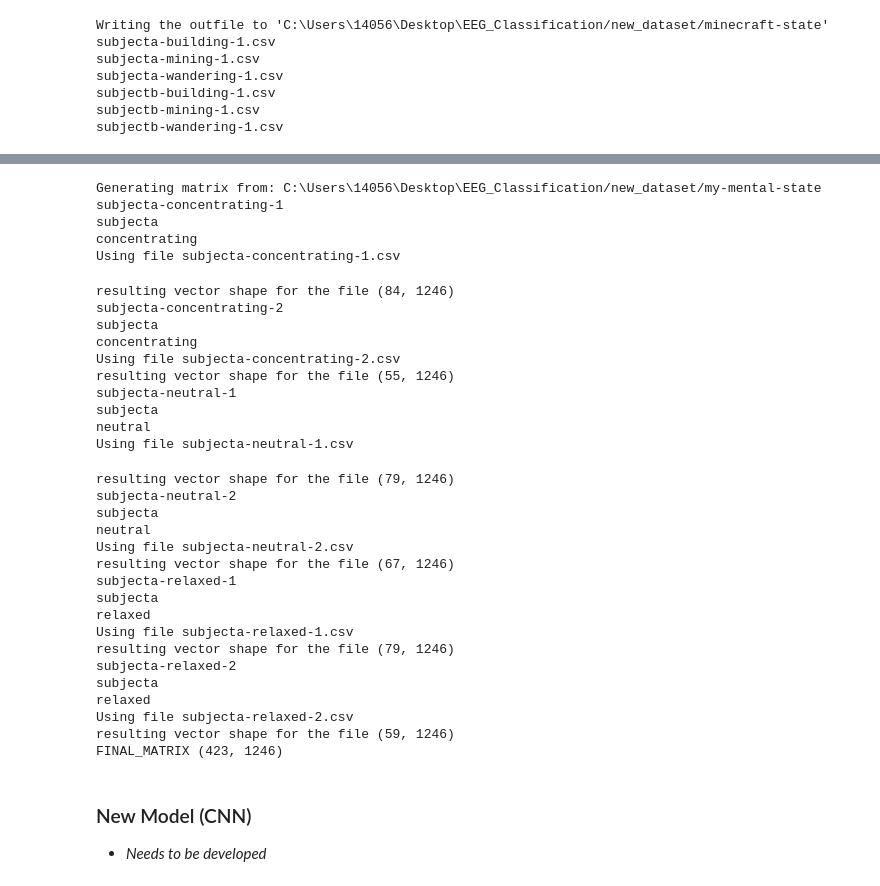
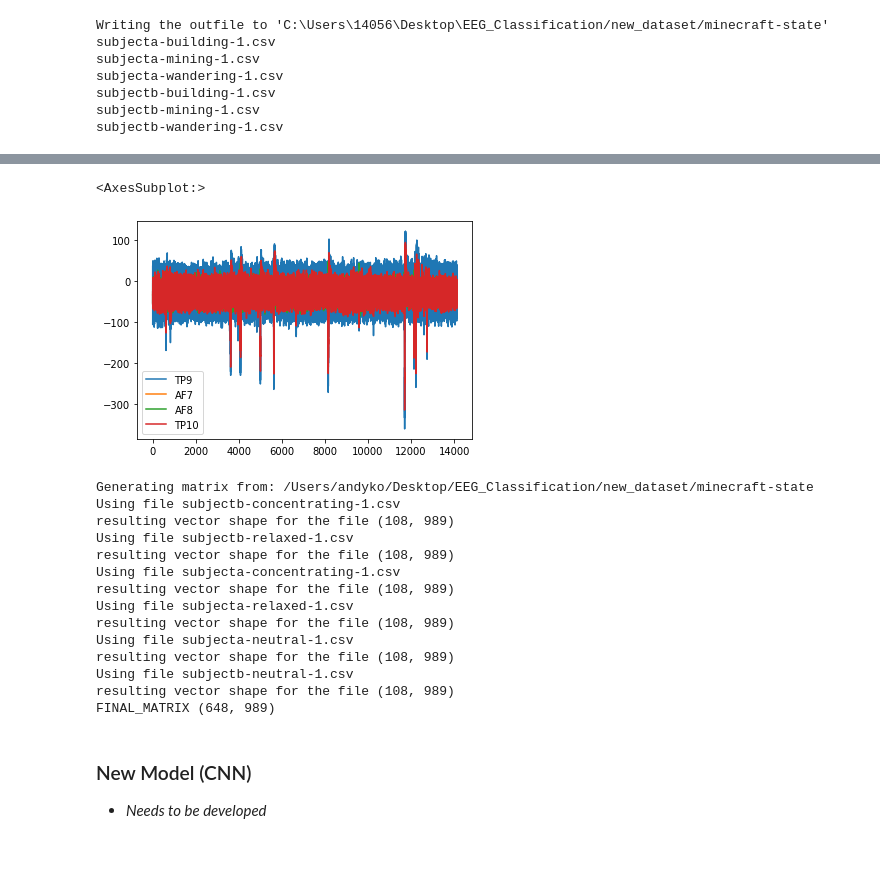
Before and after one commit to andyko208/EEG_Classification, a Jupyter notebook: GRU_Progress.ipynb, the cells around one changed output, grey strips where cells are left out. Saved outputs shown, nothing was run; the diff lists cells and outputs as text; code cells hidden in the pictures; blank space fills up the shorter version.

```diff
--- a/GRU_Progress.ipynb
+++ b/GRU_Progress.ipynb
@@ -555,9 +587,14 @@ df
+# %%
+df.plot()
+# %% [output]
+<AxesSubplot:>
+[figure, added]
 # %%
 import EEG_feature_extraction as efe
 from EEG_generate_training_matrix import gen_training_matrix
 
 # Edit filename (from new dataset folder) here
-filename = 'my-mental-state'
+filename = 'minecraft-state'
 new_dir = os.getcwd() + '/new_dataset/' + filename
 
 print('Generating matrix from: {}'.format(new_dir))
@@ -566,38 +603,20 @@ outfile_path = os.getcwd() + '/final_dataset/' + filename + '.csv'
 
 gen_training_matrix(new_dir, outfile_path, [])
 # %% [output]
-Generating matrix from: C:\Users\14056\Desktop\EEG_Classification/new_dataset/my-mental-state
-subjecta-concentrating-1
-subjecta
-concentrating
+Generating matrix from: /Users/andyko/Desktop/EEG_Classification/new_dataset/minecraft-state
+Using file subjectb-concentrating-1.csv
+resulting vector shape for the file (108, 989)
+Using file subjectb-relaxed-1.csv
+resulting vector shape for the file (108, 989)
 Using file subjecta-concentrating-1.csv
+resulting vector shape for the file (108, 989)
+Using file subjecta-relaxed-1.csv
+resulting vector shape for the file (108, 989)
+Using file subjecta-neutral-1.csv
+resulting vector shape for the file (108, 989)
+Using file subjectb-neutral-1.csv
+resulting vector shape for the file (108, 989)
+FINAL_MATRIX (648, 989)
-resulting vector shape for the file (84, 1246)
-subjecta-concentrating-2
-subjecta
-concentrating
-Using file subjecta-concentrating-2.csv
-resulting vector shape for the file (55, 1246)
-subjecta-neutral-1
-subjecta
-neutral
-Using file subjecta-neutral-1.csv
-resulting vector shape for the file (79, 1246)
-subjecta-neutral-2
-subjecta
-neutral
-Using file subjecta-neutral-2.csv
-resulting vector shape for the file (67, 1246)
-subjecta-relaxed-1
-subjecta
-relaxed
-Using file subjecta-relaxed-1.csv
-resulting vector shape for the file (79, 1246)
-subjecta-relaxed-2
-subjecta
-relaxed
-Using file subjecta-relaxed-2.csv
-resulting vector shape for the file (59, 1246)
-FINAL_MATRIX (423, 1246)
 # %% [markdown]
 ### New Model (CNN)
 - _Needs to be developed_
```
Also changed, not shown: parts of 3 cells of this notebook, 21 other files.
